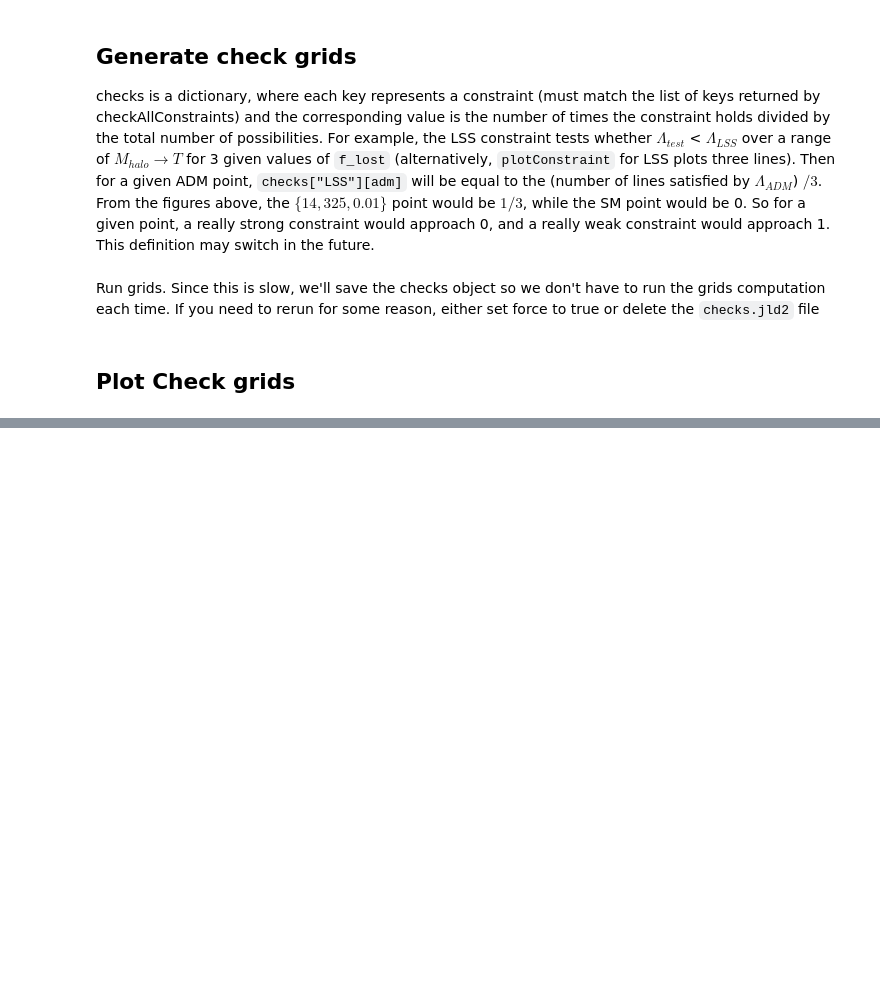
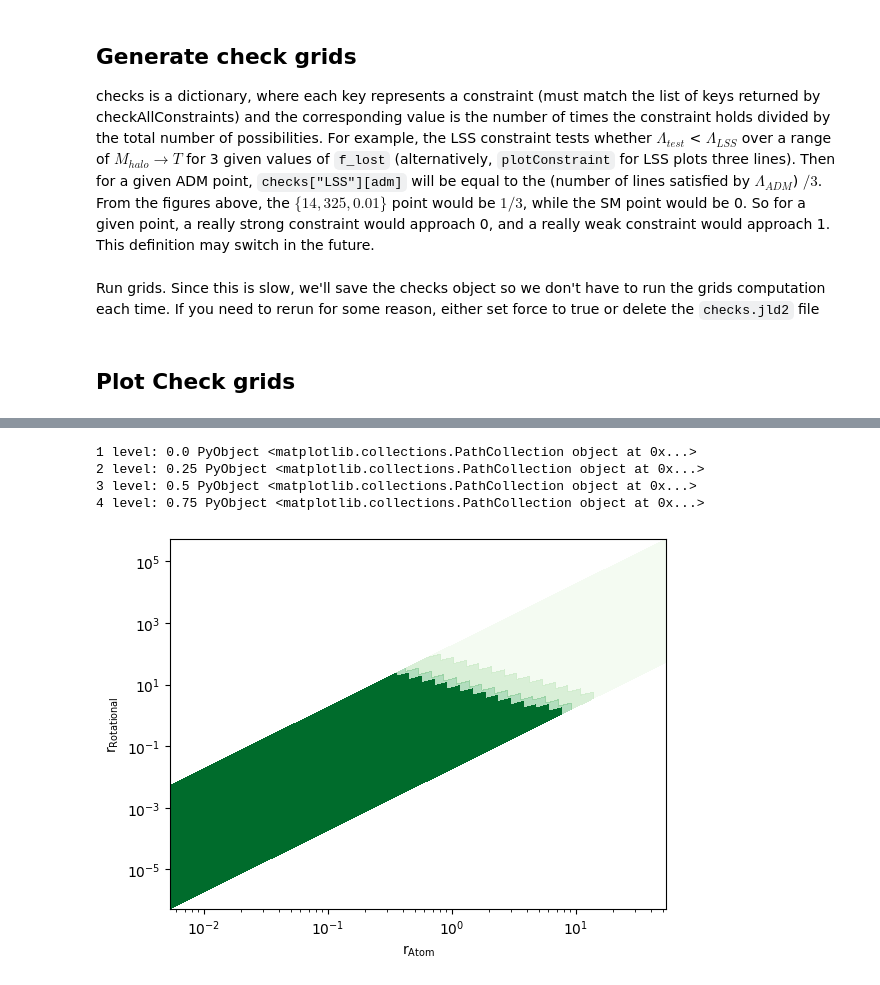
Before and after one commit to mtryan83/constraints, a Jupyter notebook: testing.ipynb, the cells around one changed output, grey strips where cells are left out. Saved outputs shown, nothing was run; the diff lists cells and outputs as text; code cells hidden in the pictures; blank space fills up the shorter version.

```diff
--- a/testing.ipynb
+++ b/testing.ipynb
@@ -189,0 +261,19 @@ PyPlot.clim(0,1)
+# %%
+k="LSS"
+conts = contourf(x,y, 1 .-checks[k],cmap=cols[k],levels=3,alpha=0.5+alpha_offset,)
+PyPlot.xlim(extrema(x))
+PyPlot.ylim(extrema(y))
+PyPlot.xscale("log")
+PyPlot.yscale("log")
+PyPlot.xlabel("r\$_{\\rm Atom}\$")
+PyPlot.ylabel("r\$_{\\rm Rotational}\$")
+for i in eachindex(conts.collections)
+    println("$i level: $(conts.levels[i]) $(conts.collections[i])")
+end
+conts.collections[4].set_alpha(1)
+# %% [output]
+1 level: 0.0 PyObject <matplotlib.collections.PathCollection object at 0x...>
+2 level: 0.25 PyObject <matplotlib.collections.PathCollection object at 0x...>
+3 level: 0.5 PyObject <matplotlib.collections.PathCollection object at 0x...>
+4 level: 0.75 PyObject <matplotlib.collections.PathCollection object at 0x...>
+[figure, added]
```
Also changed, not shown: parts of 9 cells of this notebook.
